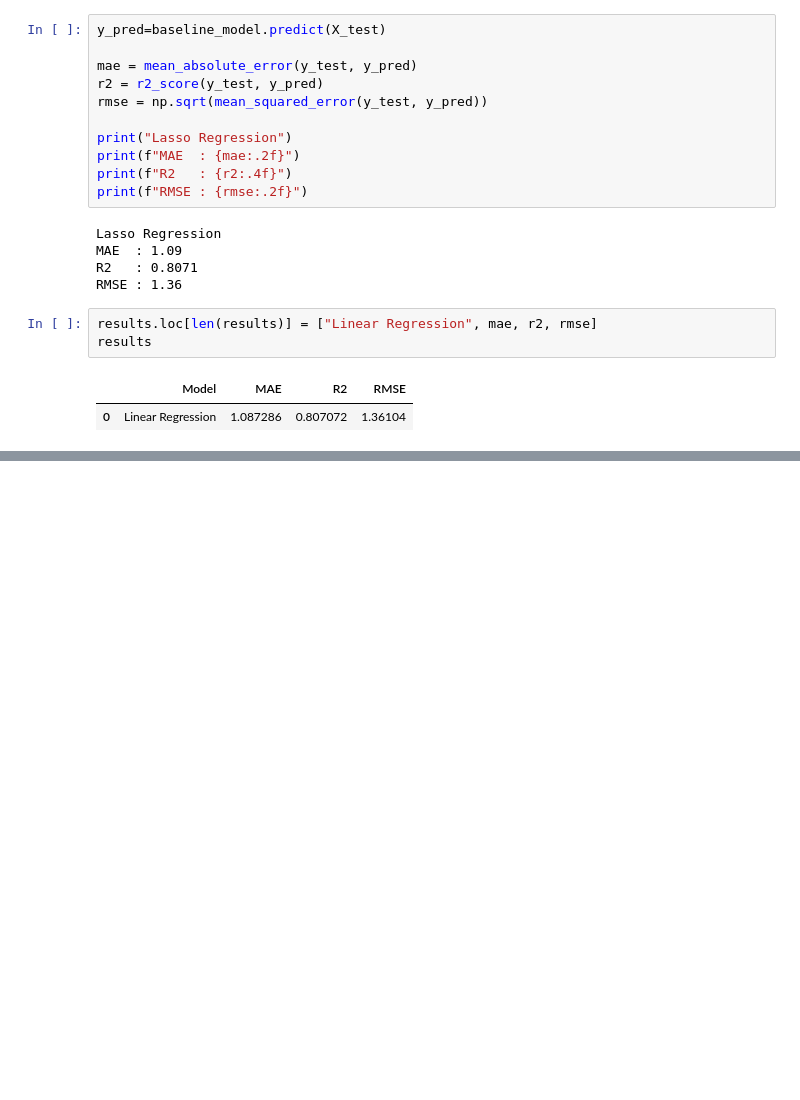
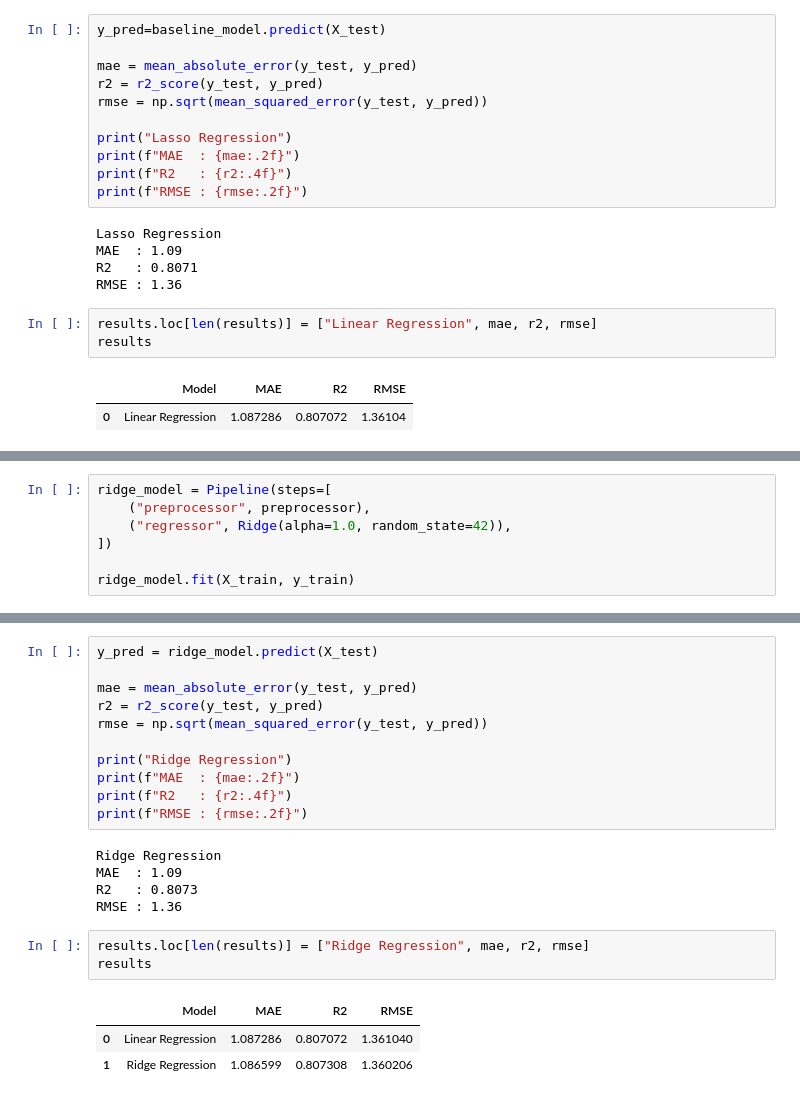
Before and after one commit to pavansaividadala/IPL-Auction-Price-Prediction, a Jupyter notebook: Perfect_Model_Building.ipynb, the cells around one changed output, grey strips where cells are left out. Saved outputs shown, nothing was run; the diff lists cells and outputs as text; blank space fills up the shorter version.

Commit message:
Done with Ridge regression'

```diff
--- a/Perfect_Model_Building.ipynb
+++ b/Perfect_Model_Building.ipynb
@@ -161,0 +165,7 @@ results
+# %%
+ridge_model = Pipeline(steps=[
+    ("preprocessor", preprocessor),
+    ("regressor", Ridge(alpha=1.0, random_state=42)),
+])
+
+ridge_model.fit(X_train, y_train)
@@ -161,0 +183,23 @@ results
+# %%
+y_pred = ridge_model.predict(X_test)
+
+mae = mean_absolute_error(y_test, y_pred)
+r2 = r2_score(y_test, y_pred)
+rmse = np.sqrt(mean_squared_error(y_test, y_pred))
+
+print("Ridge Regression")
+print(f"MAE  : {mae:.2f}")
+print(f"R2   : {r2:.4f}")
+print(f"RMSE : {rmse:.2f}")
+# %% [output]
+Ridge Regression
+MAE  : 1.09
+R2   : 0.8073
+RMSE : 1.36
+# %%
+results.loc[len(results)] = ["Ridge Regression", mae, r2, rmse]
+results
+# %% [output]
+|  | Model | MAE | R2 | RMSE |
+| 0 | Linear Regression | 1.087286 | 0.807072 | 1.361040 |
+| 1 | Ridge Regression | 1.086599 | 0.807308 | 1.360206 |
```
Also changed, not shown: parts of 2 cells of this notebook.
